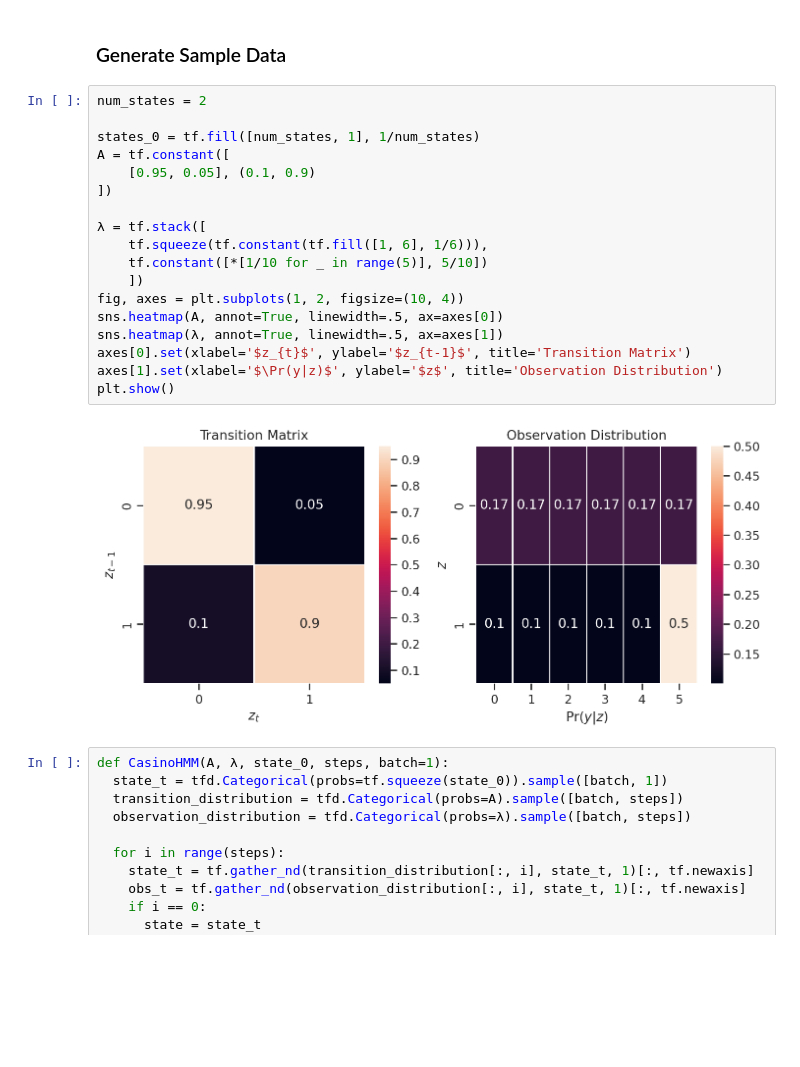
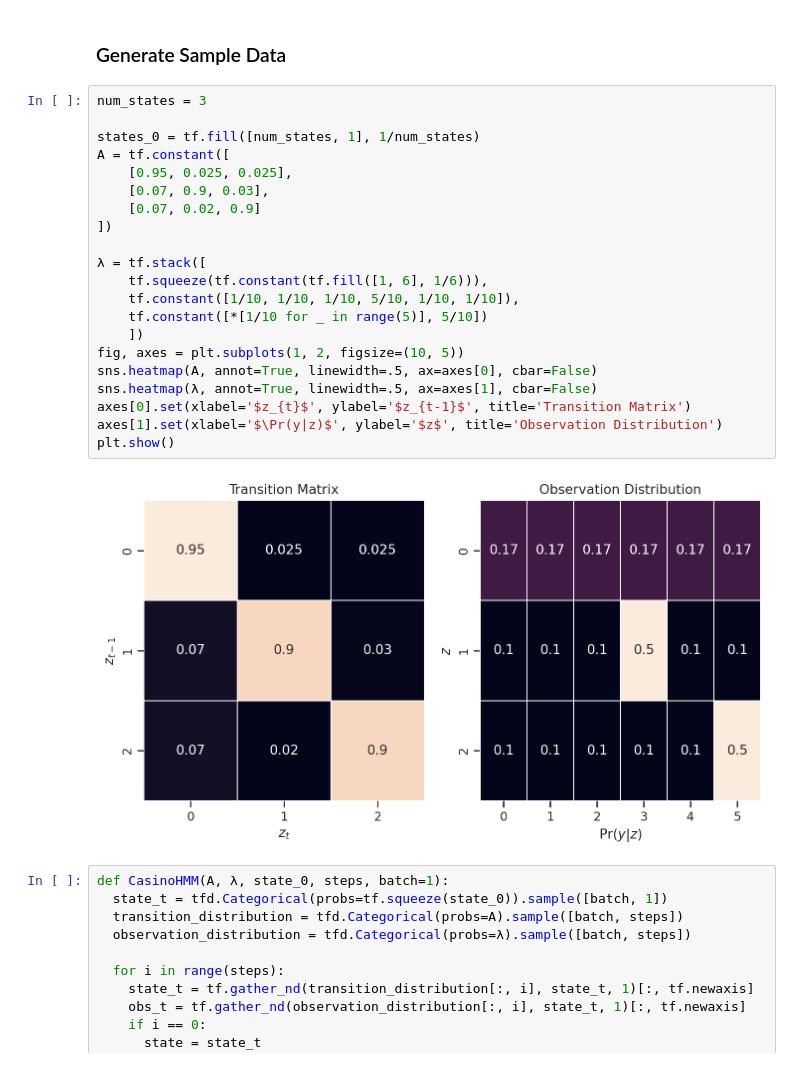
Before and after one commit to CorpuzKB/PML-Advance-Topics-notebooks, a Jupyter notebook: HMM_Inference__TensorFlow.ipynb, the cells around one changed output. Saved outputs shown, nothing was run; the diff lists cells and outputs as text; blank space fills up the shorter version.

```diff
--- a/HMM_Inference__TensorFlow.ipynb
+++ b/HMM_Inference__TensorFlow.ipynb
@@ -85,25 +90,28 @@ class HMM_inference:
 # %% [markdown]
 ### Generate Sample Data
 # %%
-num_states = 2
+num_states = 3
 
 states_0 = tf.fill([num_states, 1], 1/num_states)
 A = tf.constant([
-    [0.95, 0.05], (0.1, 0.9)
+    [0.95, 0.025, 0.025],
+    [0.07, 0.9, 0.03],
+    [0.07, 0.02, 0.9]
 ])
 
 λ = tf.stack([
     tf.squeeze(tf.constant(tf.fill([1, 6], 1/6))),
+    tf.constant([1/10, 1/10, 1/10, 5/10, 1/10, 1/10]),
     tf.constant([*[1/10 for _ in range(5)], 5/10])
     ])
-fig, axes = plt.subplots(1, 2, figsize=(10, 4))
-sns.heatmap(A, annot=True, linewidth=.5, ax=axes[0])
-sns.heatmap(λ, annot=True, linewidth=.5, ax=axes[1])
+fig, axes = plt.subplots(1, 2, figsize=(10, 5))
+sns.heatmap(A, annot=True, linewidth=.5, ax=axes[0], cbar=False)
+sns.heatmap(λ, annot=True, linewidth=.5, ax=axes[1], cbar=False)
 axes[0].set(xlabel='$z_{t}$', ylabel='$z_{t-1}$', title='Transition Matrix')
 axes[1].set(xlabel='$\Pr(y|z)$', ylabel='$z$', title='Observation Distribution')
 plt.show()
 # %% [output]
-[figure, old version]
+[figure, new version]
 # %%
 def CasinoHMM(A, λ, state_0, steps, batch=1):
   state_t = tfd.Categorical(probs=tf.squeeze(state_0)).sample([batch, 1])
```
Also changed, not shown: parts of 5 cells of this notebook.
